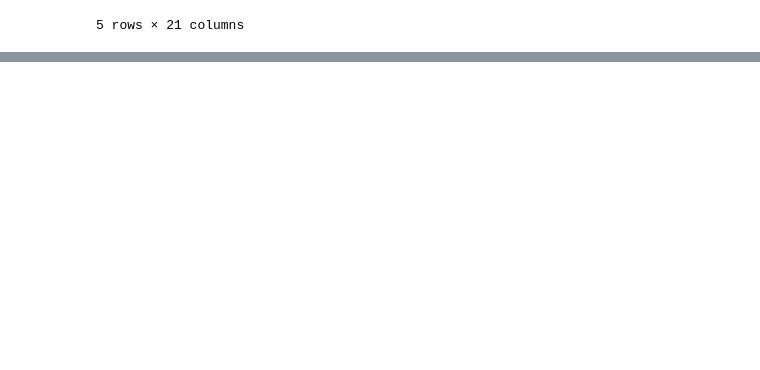
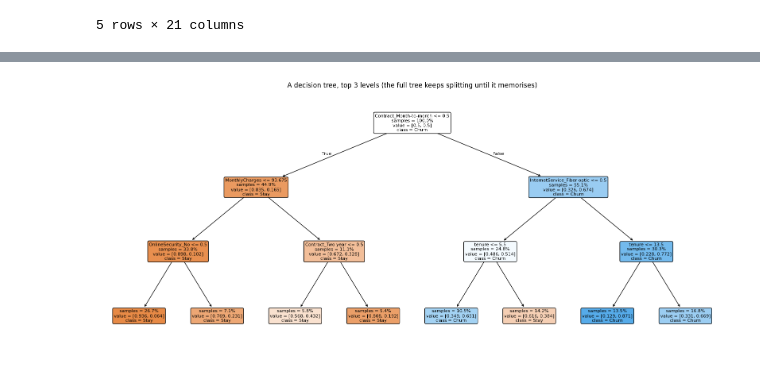
Before and after one commit to swayambhu2010/Python-Visibility, a Jupyter notebook: Ensemble methods: Bagging and random forests, adaptive boosting and gradient boosting/Week_4_v_0_0.ipynb, the cells around one changed output, grey strips where cells are left out. Cells and saved outputs as stored; diff of their text form; code cells hidden in the pictures; blank space fills up the shorter version.

```diff
--- a/Ensemble methods: Bagging and random forests, adaptive boosting and gradient boosting/Week_4_v_0_0.ipynb
+++ b/Ensemble methods: Bagging and random forests, adaptive boosting and gradient boosting/Week_4_v_0_0.ipynb
@@ -65,0 +362,10 @@ df.head()
+# %%
+demo_tree = DecisionTreeClassifier(class_weight = "balanced", max_depth = 3, random_state=RANDOM_STATE).fit(X_train, y_train)
+plt.figure(figsize=(16, 7))
+plot_tree(demo_tree, feature_names=feature_names, class_names=["Stay", "Churn"],
+          filled=True, rounded=True, fontsize=8, impurity=False, proportion=True)
+plt.title("A decision tree, top 3 levels (the full tree keeps splitting until it memorises)")
+plt.tight_layout()
+plt.show()
+# %% [output]
+[figure, added]
```
Also changed, not shown: parts of 25 cells of this notebook.
